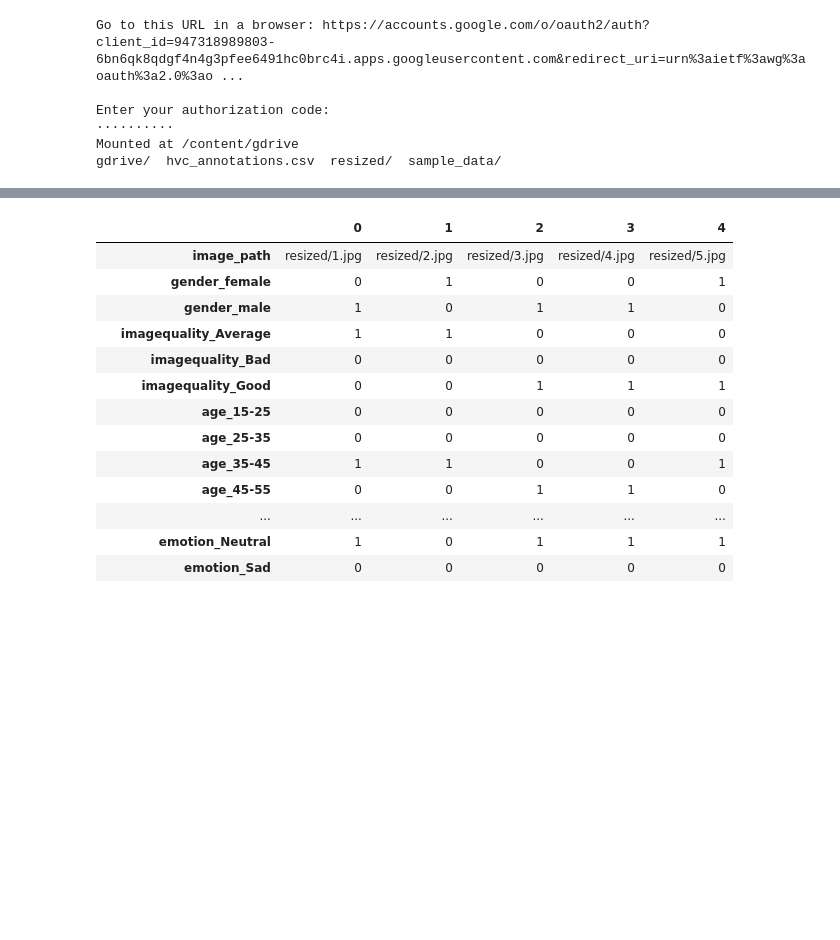
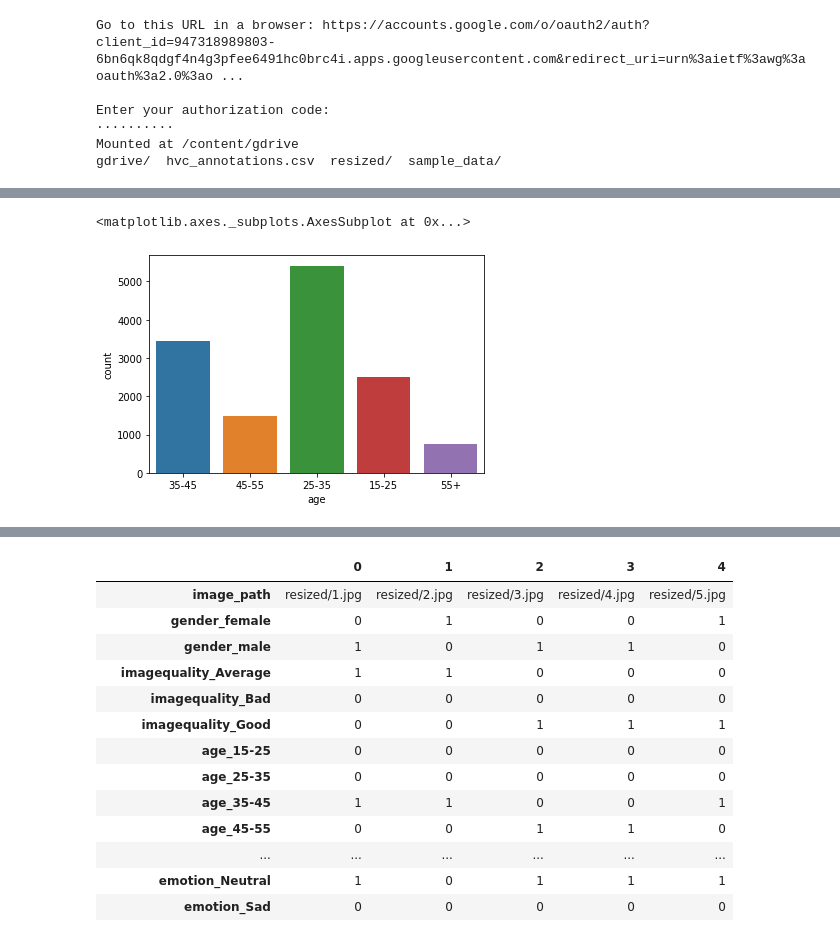
Before and after one commit to Balmukund151/TSAI, a Jupyter notebook: Assignment-5/Assignment_5.ipynb, the cells around one changed output, grey strips where cells are left out. Cells and saved outputs as stored; diff of their text form; code cells hidden in the pictures; blank space fills up the shorter version.

```diff
--- a/Assignment-5/Assignment_5.ipynb
+++ b/Assignment-5/Assignment_5.ipynb
@@ -57,0 +76,6 @@ df.head()
+# %%
+sns.countplot(x='age',data=df)
+#Max values are distributed between age 25-35 & 35-45 , rest age group data samples are less.
+# %% [output]
+<matplotlib.axes._subplots.AxesSubplot at 0x...>
+[figure, added]
```
Also changed, not shown: parts of 8 cells of this notebook, 1 other file.
